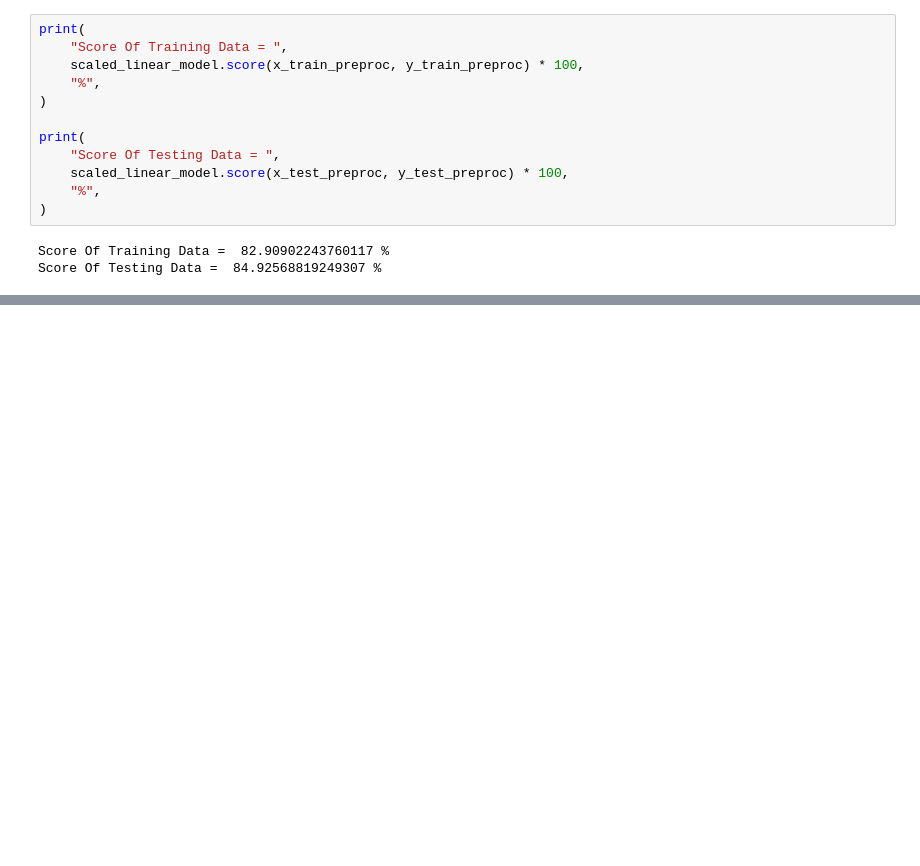
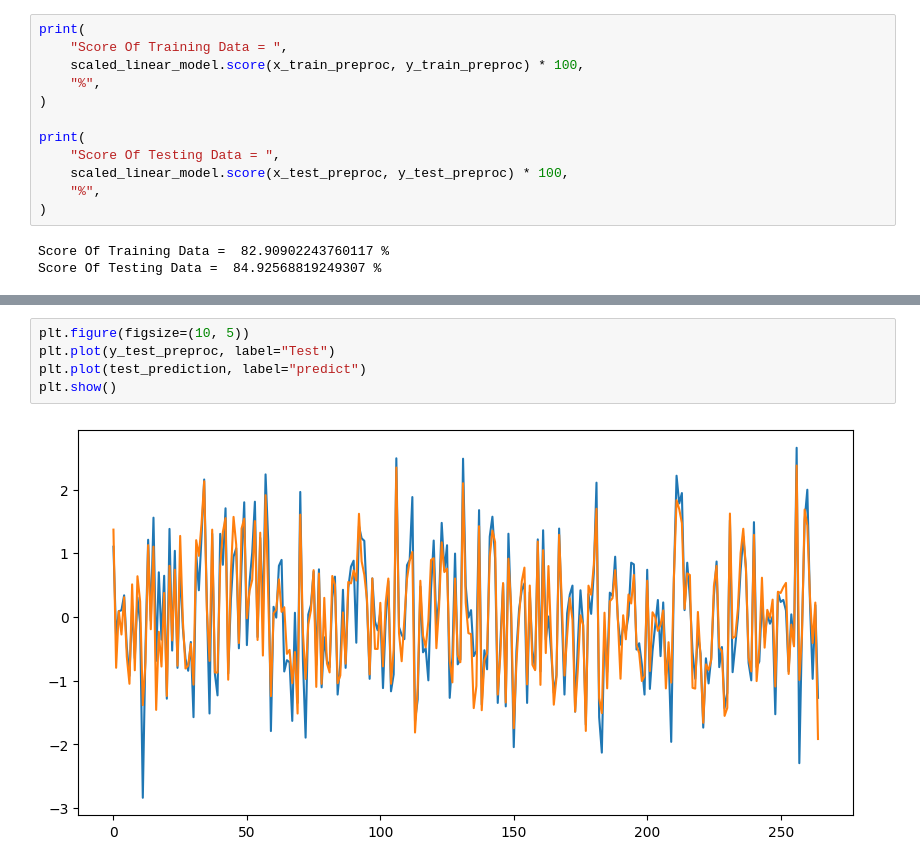
Before and after one commit to ahmedhany14/House-Prices-Prediction, a Jupyter notebook: Machine learning models/models_workspace.ipynb, the cells around one changed output, grey strips where cells are left out. Drawn from its saved outputs; the diff is of its cells as text; blank space fills up the shorter version.

```diff
--- a/Machine learning models/models_workspace.ipynb
+++ b/Machine learning models/models_workspace.ipynb
@@ -177,0 +194,7 @@ RMSE: 0.3882565106666846
+# %%
+plt.figure(figsize=(10, 5))
+plt.plot(y_test_preproc, label="Test")
+plt.plot(test_prediction, label="predict")
+plt.show()
+# %% [output]
+[figure, added]
```
Also changed, not shown: parts of 22 cells of this notebook, 1 other file.
